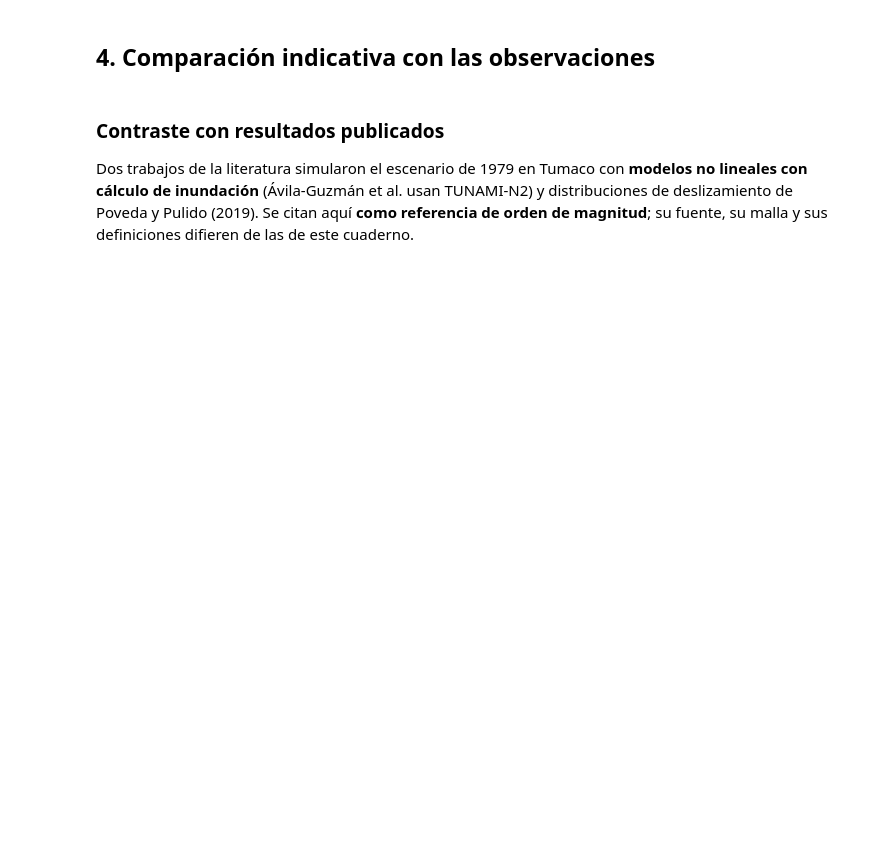
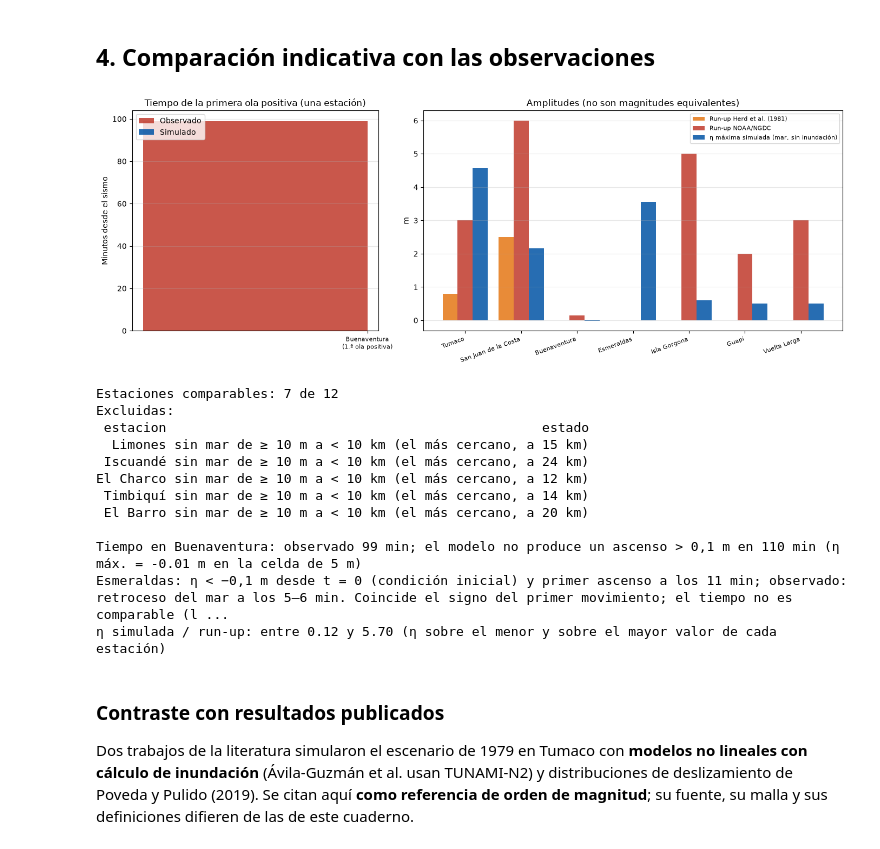
Before and after one commit to scr-ungrd/cuadernos-reproducibles-crc002, a Jupyter notebook: notebooks/03-visualization.ipynb, the cells around one changed output. Saved outputs shown, nothing was run; the diff lists cells and outputs as text; code cells hidden in the pictures; blank space fills up the shorter version.

```diff
--- a/notebooks/03-visualization.ipynb
+++ b/notebooks/03-visualization.ipynb
@@ -165,23 +218,54 @@ sim.round(2)
 # %% [markdown]
 ## 4. Comparación indicativa con las observaciones
 # %%
-fig, axs = plt.subplots(1, 2, figsize=(13, 5))
+fig, axs = plt.subplots(1, 2, figsize=(14, 5.2), gridspec_kw={'width_ratios': [1, 1.7]})
 ax = axs[0]
-ax.plot([0, 40], [0, 40], 'k--', lw=1, label='1:1')
-ax.scatter(sim.tiempo_arr_min, sim.t_arribo_sim_min, s=70, c='#0154a5', zorder=3)
-for _, r in sim.iterrows(): ax.annotate(r.estacion, (r.tiempo_arr_min, r.t_arribo_sim_min), textcoords='offset points', xytext=(5, 4), fontsize=8)
-ax.set(xlim=(5, 30), ylim=(5, 30), xlabel='Arribo observado* (min)', ylabel='Arribo simulado (min)', title='Tiempos de arribo'); ax.legend(); ax.grid(alpha=.3)
-ax = axs[1]; xp = np.arange(len(sim)); w = .38
-ax.bar(xp - w / 2, sim.runup_m, w, label='Run-up observado*', color='#c0392b', alpha=.85)
-ax.bar(xp + w / 2, sim.eta_max_m, w, label='η máxima simulada (mar, sin inundación)', color='#0154a5', alpha=.85)
+tobs = sim[sim.t_obs_tipo == 'primera_ola_positiva'].reset_index(drop=True)
+xp = np.arange(len(tobs)); w = .38
+ax.bar(xp - w / 2, tobs.t_obs_min, w, color='#c0392b', alpha=.85, label='Observado')
+ax.bar(xp + w / 2, tobs.t_comparable_sim_min, w, color='#0154a5', alpha=.85, label='Simulado')
+ax.set_xticks(xp); ax.set_xticklabels([f'{r.estacion}\n({"1.ª ola positiva" if r.t_obs_tipo == "primera_ola_positiva" else "inicio del retroceso"})' for _, r in tobs.iterrows()], fontsize=8)
+for k_, r_ in tobs.iterrows():
+    if np.isnan(r_.t_comparable_sim_min):
+        ax.annotate('modelo: sin ola > 0,1 m\nen 110 min', (k_ + w / 2, 2), ha='center', fontsize=8, color='#0154a5')
+ax.set_ylabel('Minutos desde el sismo'); ax.set_title('Tiempo de la primera ola positiva (una estación)'); ax.legend(); ax.grid(axis='y', alpha=.3)
+
+ax = axs[1]; xp = np.arange(len(sim)); w = .27
+ax.bar(xp - w, sim.runup_herd_m, w, label='Run-up Herd et al. (1981)', color='#e67e22', alpha=.9)
+ax.bar(xp, sim.runup_noaa_m, w, label='Run-up NOAA/NGDC', color='#c0392b', alpha=.85)
+ax.bar(xp + w, sim.eta_max_m, w, label='η máxima simulada (mar, sin inundación)', color='#0154a5', alpha=.85)
 ax.set_xticks(xp); ax.set_xticklabels(sim.estacion, rotation=20, ha='right', fontsize=8); ax.set_ylabel('m'); ax.legend(fontsize=8); ax.grid(axis='y', alpha=.3)
 ax.set_title('Amplitudes (no son magnitudes equivalentes)')
 plt.tight_layout(); plt.savefig(WORK / 'validation.png', dpi=130, bbox_inches='tight'); plt.show()
 
 print(f'Estaciones comparables: {len(sim)} de {len(obs)}')
 print('Excluidas:'); print(qc[qc.estado != 'ok'][['estacion', 'estado']].to_string(index=False))
-print(f'\nArribo: diferencia simulado − observado entre {sim.dif_arribo_min.min():+.0f} y {sim.dif_arribo_min.max():+.0f} min')
-print(f'Amplitud: η simulada / run-up observado entre {sim.razon_amplitud.min():.1f} y {sim.razon_amplitud.max():.1f}')
+print()
+for _, r in tobs.iterrows():
+    if np.isnan(r.t_comparable_sim_min):
+        print(f'Tiempo en {r.estacion}: observado {r.t_obs_min:.0f} min; el modelo no produce un ascenso > 0,1 m en {tt[-1]/60:.0f} min (η máx. = {r.eta_max_m:.2f} m en la celda de {r.H_celda_m:.0f} m)')
+    else:
+        print(f'Tiempo en {r.estacion}: simulado {r.t_comparable_sim_min:.0f} min, observado {r.t_obs_min:.0f} min ({r.dif_t_min:+.0f} min)')
+esm = sim[sim.t_obs_tipo == 'retroceso']
+for _, r in esm.iterrows():
+    print(f'{r.estacion}: η < −0,1 m desde t = 0 (condición inicial) y primer ascenso a los {r.t_ascenso_sim_min:.0f} min; observado: retroceso del mar a los 5–6 min. '
+          'Coincide el signo del primer movimiento; el tiempo no es comparable (la fuente es instantánea).')
+cmp_ = sim.dropna(subset=['runup_min_m'])
+print(f'η simulada / run-up: entre {cmp_.razon_vs_max.min():.2f} y {cmp_.razon_vs_min.max():.2f} (η sobre el menor y sobre el mayor valor de cada estación)')
+# %% [output]
+[figure, added]
+Estaciones comparables: 7 de 12
+Excluidas:
+ estacion                                                estado
+  Limones sin mar de ≥ 10 m a < 10 km (el más cercano, a 15 km)
+ Iscuandé sin mar de ≥ 10 m a < 10 km (el más cercano, a 24 km)
+El Charco sin mar de ≥ 10 m a < 10 km (el más cercano, a 12 km)
+ Timbiquí sin mar de ≥ 10 m a < 10 km (el más cercano, a 14 km)
+ El Barro sin mar de ≥ 10 m a < 10 km (el más cercano, a 20 km)
+
+Tiempo en Buenaventura: observado 99 min; el modelo no produce un ascenso > 0,1 m en 110 min (η máx. = -0.01 m en la celda de 5 m)
+Esmeraldas: η < −0,1 m desde t = 0 (condición inicial) y primer ascenso a los 11 min; observado: retroceso del mar a los 5–6 min. Coincide el signo del primer movimiento; el tiempo no es comparable (l ...
+η simulada / run-up: entre 0.12 y 5.70 (η sobre el menor y sobre el mayor valor de cada estación)
 # %% [markdown]
 ### Contraste con resultados publicados
 
```
Also changed, not shown: parts of 17 cells of this notebook, 17 other files.
